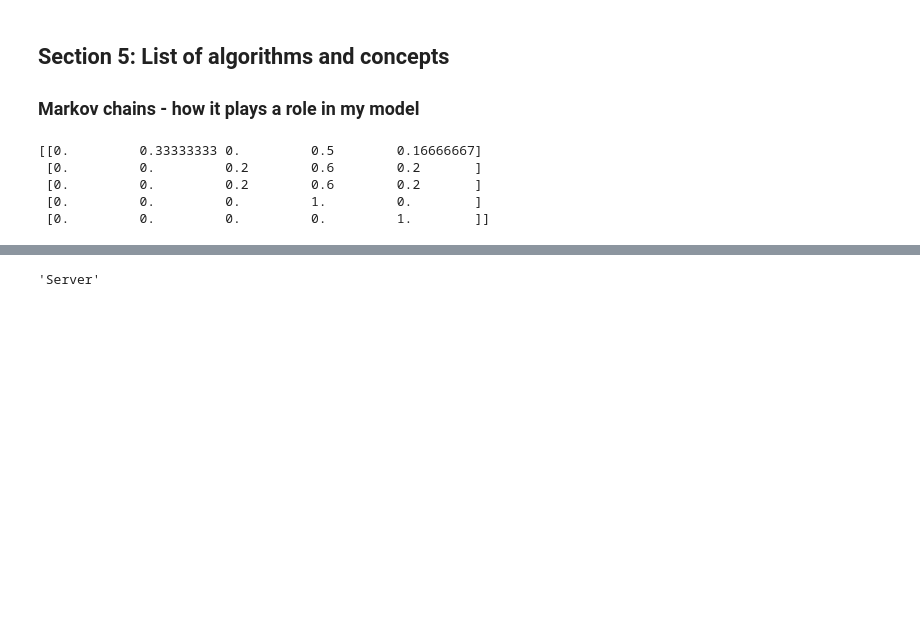
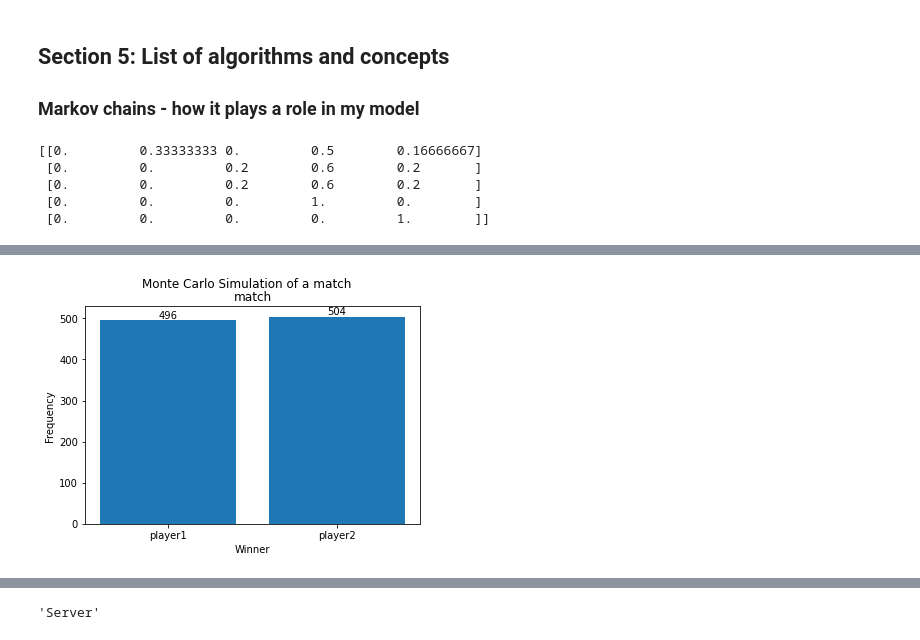
Before and after one commit to Rishi-Bidani/FIT3139, a Jupyter notebook: finalproject/assignment.ipynb, the cells around one changed output, grey strips where cells are left out. Cells and saved outputs as stored; diff of their text form; code cells hidden in the pictures; blank space fills up the shorter version.

```diff
--- a/finalproject/assignment.ipynb
+++ b/finalproject/assignment.ipynb
@@ -291,3 +510,7 @@ tournament.simulate()
+# %%
+plot_monte_carlo_simulation(player1, player2, _monte_carlo_match)
+# %% [output]
+[figure, added]
 # %%
 # Montecarlo simulation
 # let the skill level of the players be server + return / 2
```
Also changed, not shown: parts of 15 cells of this notebook.
